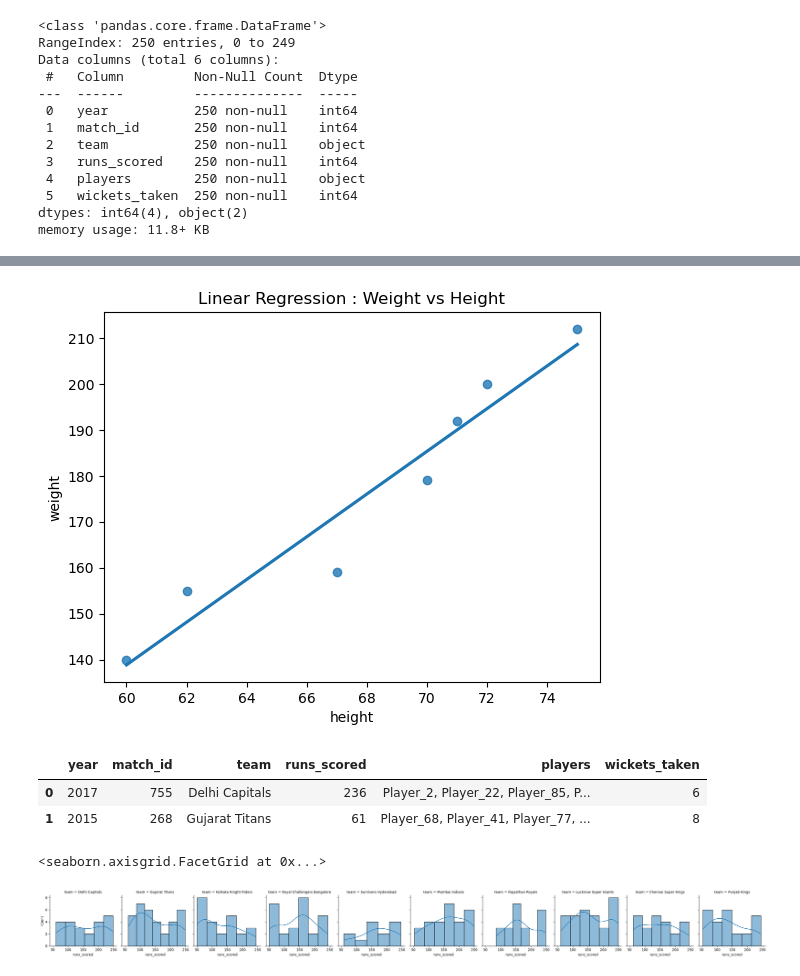
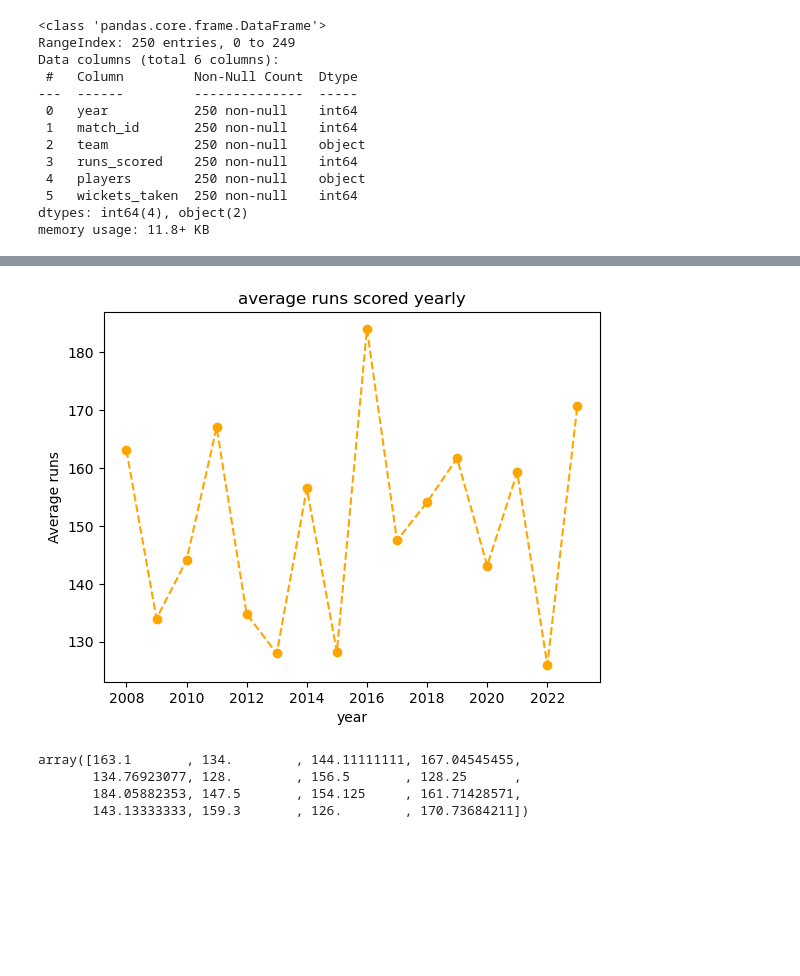
Before and after one commit to Parinita-Jain/ITvedant, a Jupyter notebook: AWP/AWP/Visualization.ipynb, the cells around one changed output, grey strips where cells are left out. Drawn from its saved outputs; the diff is of its cells as text; code cells hidden in the pictures; blank space fills up the shorter version.

```diff
--- a/AWP/AWP/Visualization.ipynb
+++ b/AWP/AWP/Visualization.ipynb
@@ -211,26 +34,19 @@ plt.show()
-# %%
-data={
-    'weight':[140,155,159,179,192,200,212],
-    'height':[60,62,67,70,71,72,75]
-}
-df=pd.DataFrame(data)
-sns.regplot(data=df,x="height",y="weight",ci=None) # regression plot
-plt.title("Linear Regression : Weight vs Height")
-plt.show()
-#
-# %% [output]
-[figure, removed]
-# %%
-df=pd.read_csv("data.csv")
-df.head(2)
-# %% [output]
-|  | year | match_id | team | runs_scored | players | wickets_taken |
-| 0 | 2017 | 755 | Delhi Capitals | 236 | Player_2, Player_22, Player_85, P... | 6 |
-| 1 | 2015 | 268 | Gujarat Titans | 61 | Player_68, Player_41, Player_77, ... | 8 |
-# %%
-g=sns.FacetGrid(df,col="team")
-g.map(sns.histplot,"runs_scored",kde=True)
-#
-# %% [output]
-<seaborn.axisgrid.FacetGrid at 0x...>
-[figure, removed]
+# %%
+# average runs scored yearly
+avg=df.groupby("year")["runs_scored"].mean()
+# %%
+# lineplot
+plt.plot(avg.index,avg.values,marker="o",linestyle="--",color="orange")
+plt.title("average runs scored yearly")
+plt.xlabel("year")
+plt.ylabel("Average runs")
+plt.show()
+# %% [output]
+[figure, added]
+# %%
+avg.values
+# %% [output]
+array([163.1       , 134.        , 144.11111111, 167.04545455,
+       134.76923077, 128.        , 156.5       , 128.25      ,
+       184.05882353, 147.5       , 154.125     , 161.71428571,
+       143.13333333, 159.3       , 126.        , 170.73684211])
```
Also changed, not shown: parts of 43 cells of this notebook.
